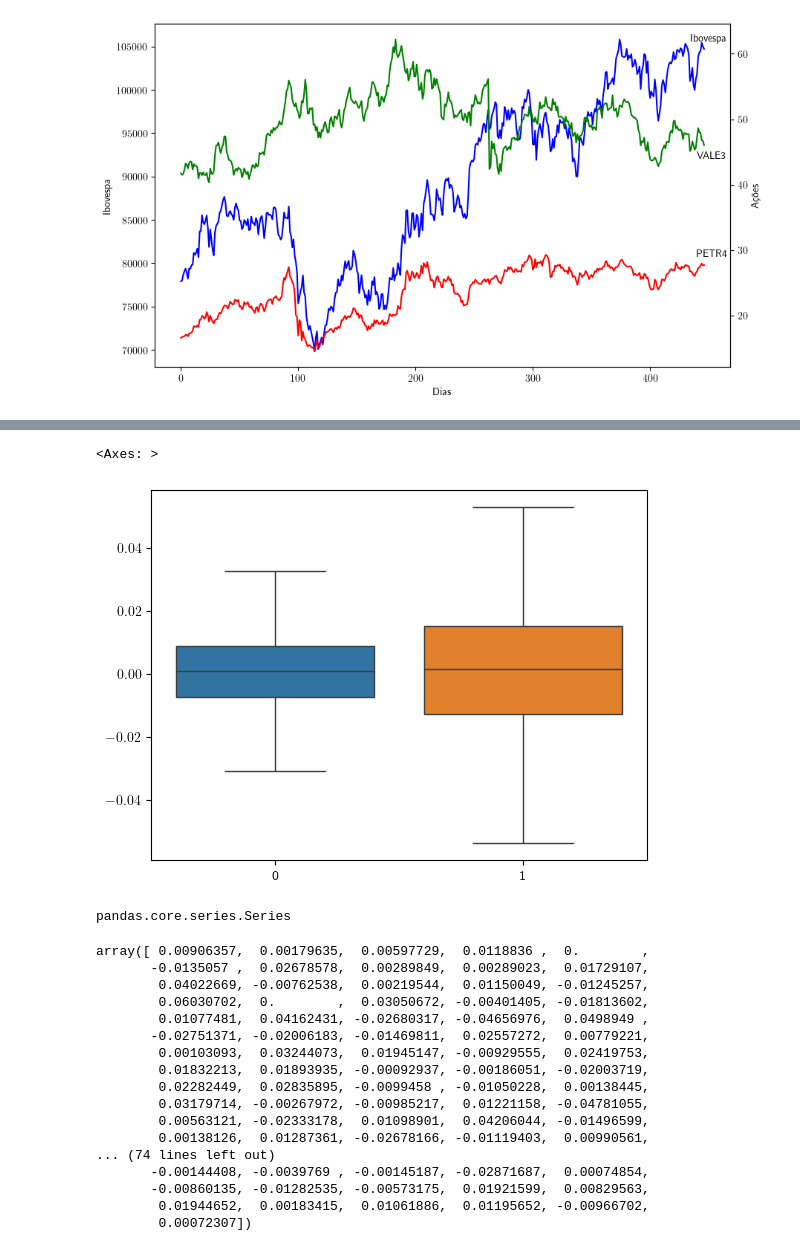
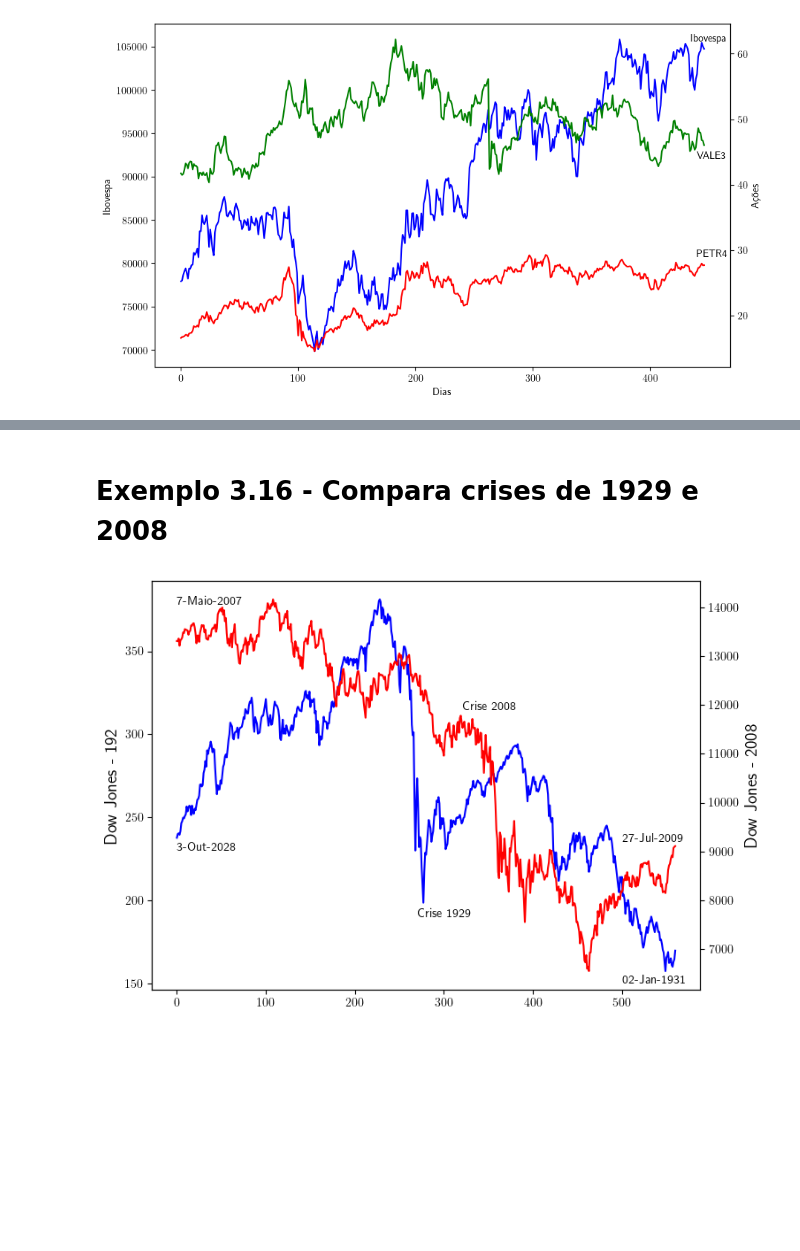
Before and after one commit to eraosso/PMF, a Jupyter notebook: Capitulo-3.ipynb, the cells around one changed output, grey strips where cells are left out. Cells and saved outputs as stored; diff of their text form; code cells hidden in the pictures; blank space fills up the shorter version.

```diff
--- a/Capitulo-3.ipynb
+++ b/Capitulo-3.ipynb
@@ -688,29 +691,31 @@ plt.show()
-# %%
-sns.boxplot([retorno_ibov.values, retorno_petr4.values], showfliers=False)
-# %% [output]
-<Axes: >
-[figure, removed]
-# %%
-type(retorno_ibov)
-# %% [output]
-pandas.core.series.Series
-# %%
-retorno_petr4.values
-# %% [output]
-array([ 0.00906357,  0.00179635,  0.00597729,  0.0118836 ,  0.        ,
-       -0.0135057 ,  0.02678578,  0.00289849,  0.00289023,  0.01729107,
-        0.04022669, -0.00762538,  0.00219544,  0.01150049, -0.01245257,
-        0.06030702,  0.        ,  0.03050672, -0.00401405, -0.01813602,
-        0.01077481,  0.04162431, -0.02680317, -0.04656976,  0.0498949 ,
-       -0.02751371, -0.02006183, -0.01469811,  0.02557272,  0.00779221,
-        0.00103093,  0.03244073,  0.01945147, -0.00929555,  0.02419753,
-        0.01832213,  0.01893935, -0.00092937, -0.00186051, -0.02003719,
-        0.02282449,  0.02835895, -0.0099458 , -0.01050228,  0.00138445,
-        0.03179714, -0.00267972, -0.00985217,  0.01221158, -0.04781055,
-        0.00563121, -0.02333178,  0.01098901,  0.04206044, -0.01496599,
-        0.00138126,  0.01287361, -0.02678166, -0.01119403,  0.00990561,
-... (74 lines left out)
-       -0.00144408, -0.0039769 , -0.00145187, -0.02871687,  0.00074854,
-       -0.00860135, -0.01282535, -0.00573175,  0.01921599,  0.00829563,
-        0.01944652,  0.00183415,  0.01061886,  0.01195652, -0.00966702,
-        0.00072307])
+# %% [markdown]
+# Exemplo 3.16 - Compara crises de 1929 e 2008
+# %%
+crise1929 = pd.read_excel(chapter_dir / "Compara_CriseDJ.xlsx", usecols=[0, 1], header=None)
+crise1929.set_index(0, inplace=True)
+retorno1929 = crise1929.pct_change().dropna()
+
+crise2008 = pd.read_excel(chapter_dir / "Compara_CriseDJ.xlsx", usecols=[2, 3], header=None)
+crise2008.set_index(2, inplace=True)
+retorno2008 = crise2008.pct_change().dropna()
+# %%
+fig, ax = plt.subplots(figsize=(8, 6))
+ax.plot(crise1929.values, label="Crise 1929", color="blue")
+ax.set_ylabel("Dow Jones - 192", fontsize=14)
+ax.annotate("3-Out-2028", xy=(0, 230))
+ax.annotate("Crise 1929", xy=(270, 190))
+ultimo_dia = crise1929.index[-1].strftime("%d-%b-%Y")
+ax.annotate(ultimo_dia, xy=(500, 150))
+
+ax2 = ax.twinx()
+ax2.plot(crise2008.values, label="Crise 2008", color="red")
+ax2.set_ylabel("Dow Jones - 2008", fontsize=14)
+ax2.annotate("7-Maio-2007", xy=(0, 14050), fontweight="bold")
+ax2.annotate("Crise 2008", xy=(320, 11900), fontweight="bold")
+ultimo_dia = crise2008.index[-1].strftime("%d-%b-%Y")
+ax2.annotate(ultimo_dia, xy=(500, 9200))
+
+plt.xlabel("Dias")
+plt.show()
+# %% [output]
+[figure, added]
```
Also changed, not shown: parts of 27 cells of this notebook, 2 other files.
